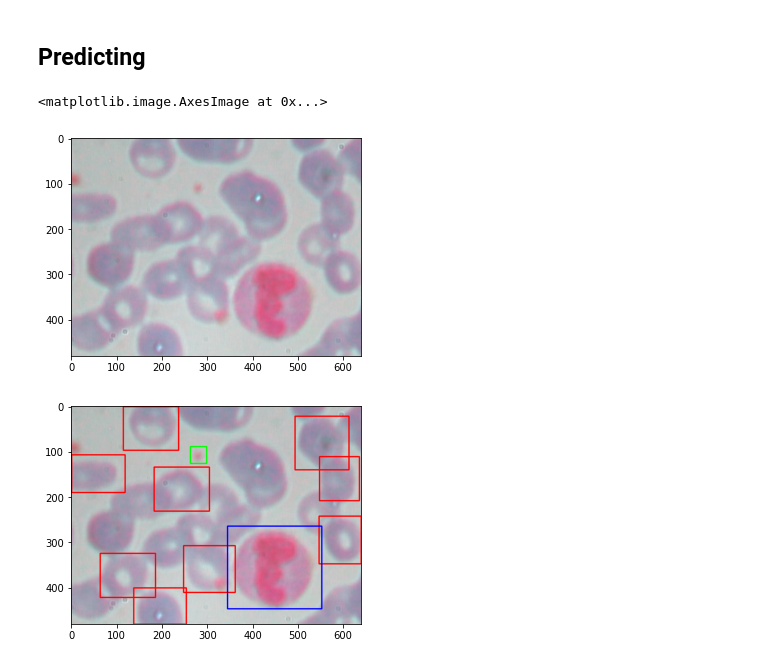
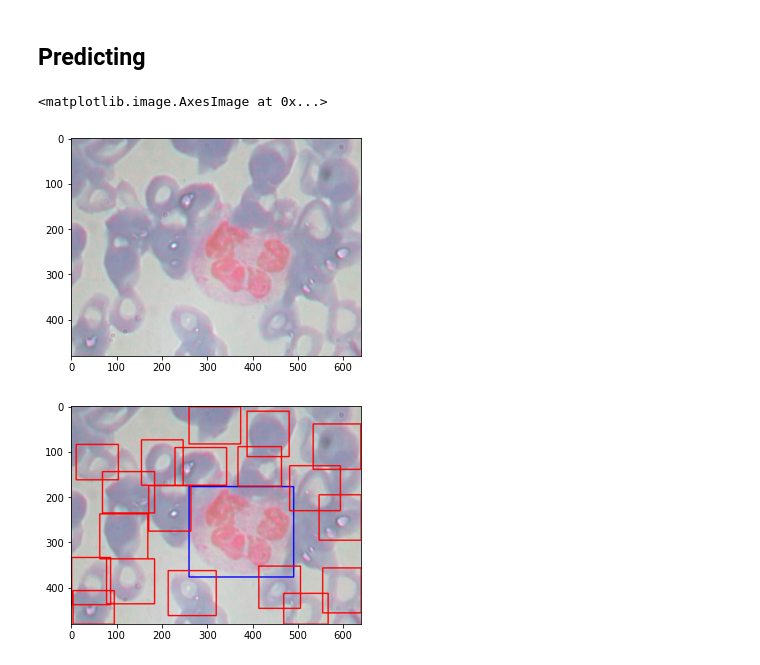
Before and after one commit to howardg2000/BCCD_Dataset, a Jupyter notebook: analysis.ipynb, the cells around one changed output. Drawn from its saved outputs; the diff is of its cells as text; code cells hidden in the pictures.

```diff
--- a/analysis.ipynb
+++ b/analysis.ipynb
@@ -78,7 +78,7 @@ IMG_SIZE = 224
 # %%
 # Create our training set from the proposed regions. For each image take at most MAXCOUNT each
 # of positive and negative samples to make an even training set
-MAXCOUNT = 30
+MAXCOUNT = 25
 
 labels = {'WBC': 3, 'RBC': 2, 'Platelets': 1, 'Background': 0}
 
@@ -272,20 +252,20 @@ xTrain[:10].shape
 labelColors = {1: (0,255,0), 2: (255,0,0), 3: (0,0,255)}
 # %%
 # Show example image and the objects
-fileNum = "200"
+fileNum = "000"
 jpgFile = "BloodImage_00" + fileNum + ".jpg"
 csvFile = "BloodImage_00" + fileNum + ".csv"
 img = cv2.imread(os.path.join(imagePath, jpgFile))
 plt.imshow(img)
 
 objects = pd.read_csv(os.path.join(csvPath, csvFile))
 for i, row in objects.iterrows():
     filename, cell_type, xmin, xmax, ymin, ymax = row
     cv2.rectangle(img, (xmin, ymin), (xmax, ymax), colors[cell_type], 2)
 plt.figure()
 plt.imshow(img)
 # %% [output]
 <matplotlib.image.AxesImage at 0x...>
-[figure, old version]
+[figure, new version]
-[figure, old version]
+[figure, new version]
 # %%
```
Also changed, not shown: parts of 12 cells of this notebook, 5 other files.
